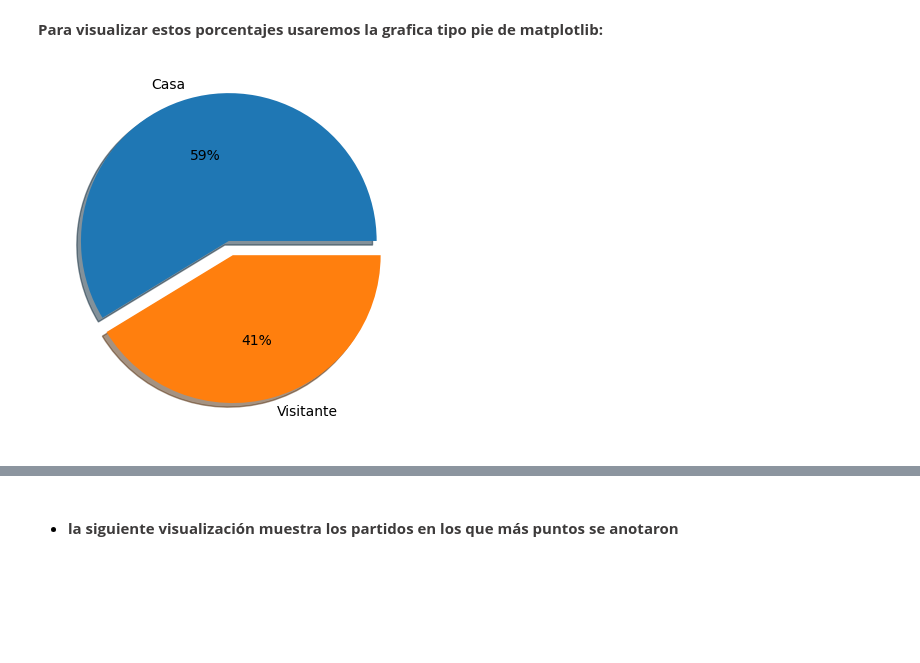
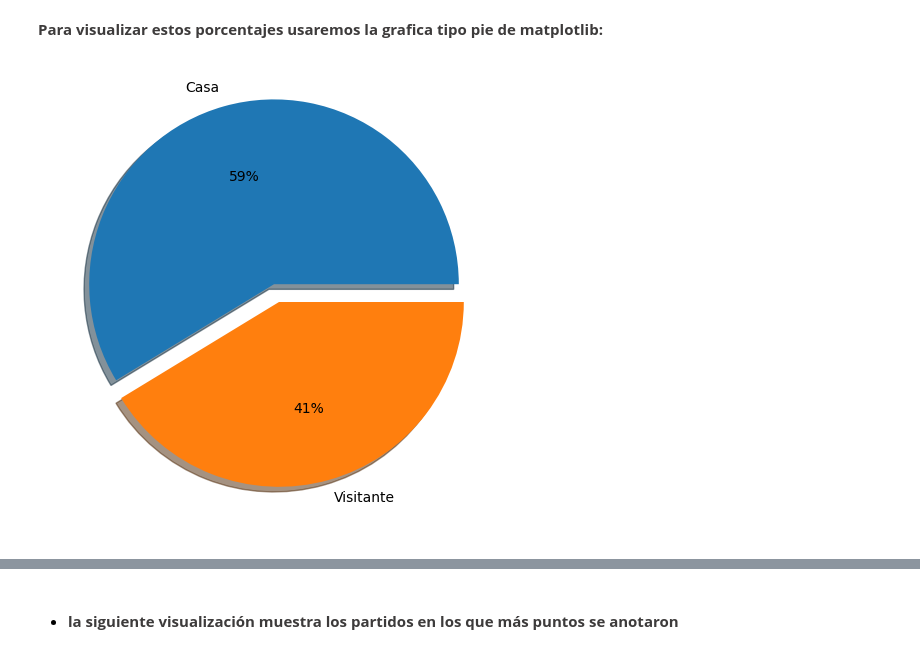
Before and after one commit to GabrielCastro1221/Analisis_de_datos_NBA_Jupyter_notebook, a Jupyter notebook: ProyectoDS_Gabriel_Castro_Ramirez.ipynb, the cells around one changed output, grey strips where cells are left out. Cells and saved outputs as stored; diff of their text form; code cells hidden in the pictures; blank space fills up the shorter version.

```diff
--- a/ProyectoDS_Gabriel_Castro_Ramirez.ipynb
+++ b/ProyectoDS_Gabriel_Castro_Ramirez.ipynb
@@ -270,10 +292,11 @@ victorias_locales = juegos_NBA["home_team_wins"].value_counts()
 # %% [markdown]
 <p style="font-weight: bold; color: #3D3B3B;">Para visualizar estos porcentajes usaremos la grafica tipo pie de matplotlib:</p>
 # %%
+plt.figure(figsize=(20,6))
 plt.pie(victorias_locales.values, labels=['Casa', 'Visitante'], autopct='%.0f%%', shadow = True, explode = (0.1, 0))
 plt.show()
 # %% [output]
-[figure, old version]
+[figure, new version]
 # %% [markdown]
 ![logo](./img/l.png)
 # %% [markdown]
```
Also changed, not shown: parts of 30 cells of this notebook.
